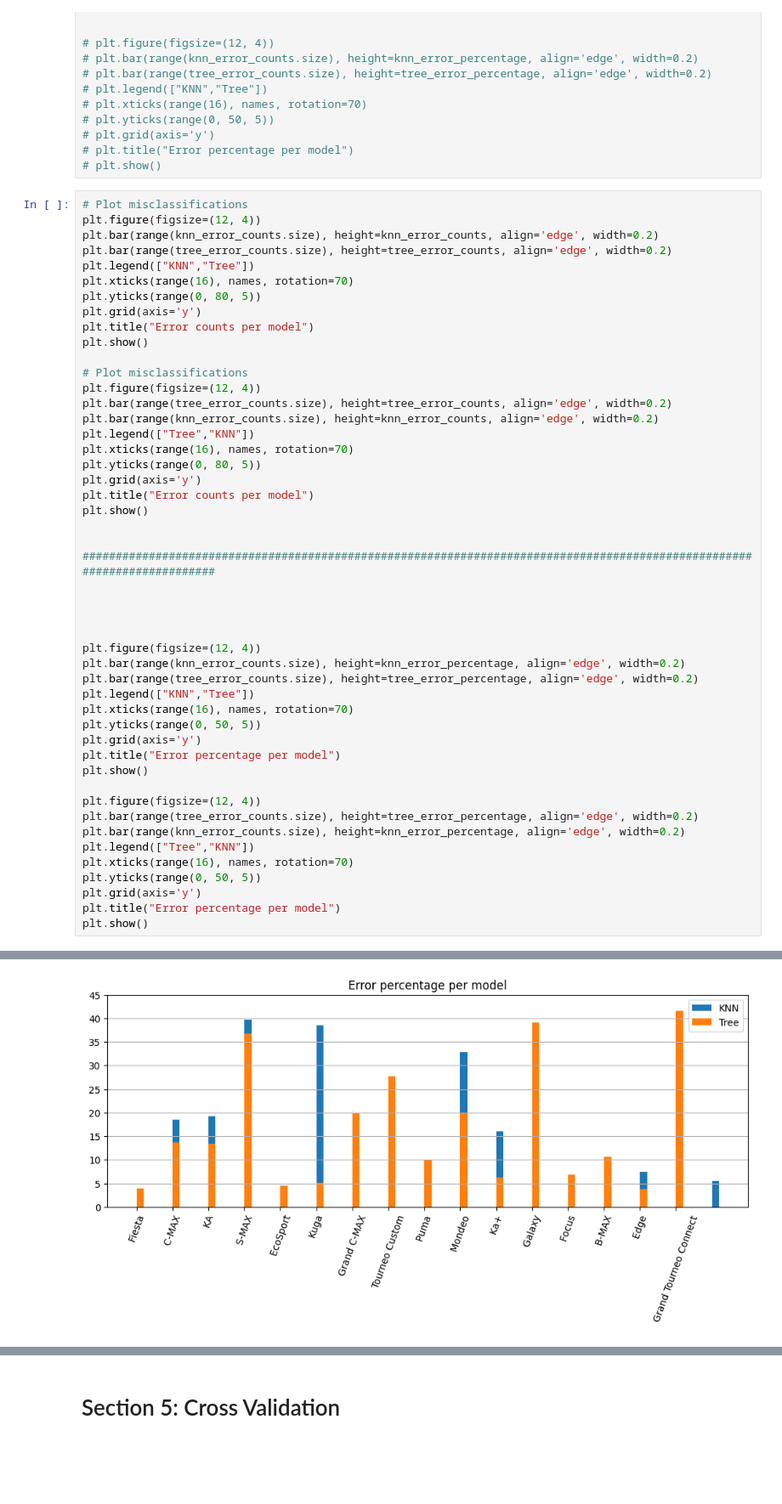
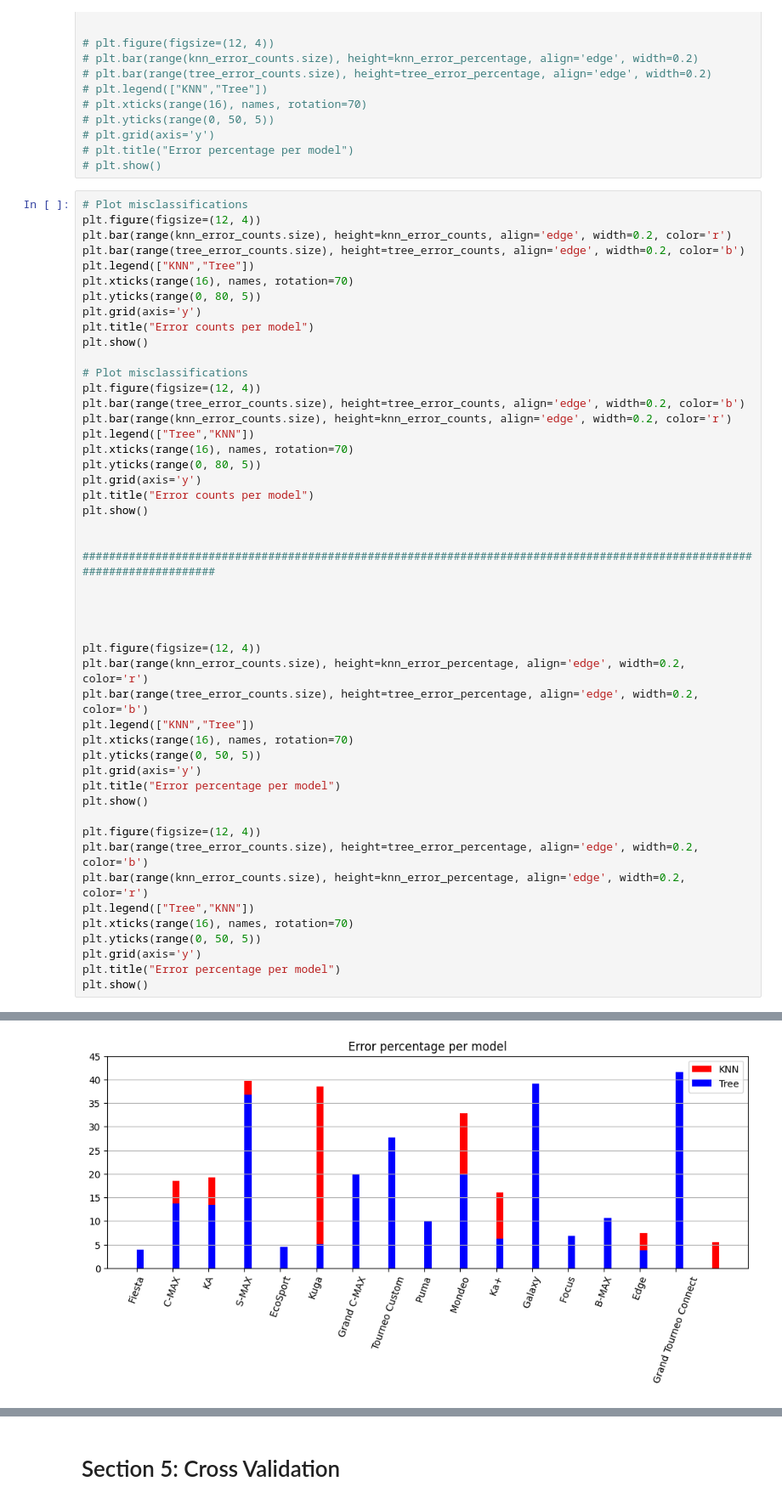
Before and after one commit to ddoggdiggitty/INFS-768-project, a Jupyter notebook: Group Project/Programming/FinalModel.ipynb, the cells around one changed output, grey strips where cells are left out. Shown at 85% size. Saved outputs shown, nothing was run; the diff lists cells and outputs as text; blank space fills up the shorter version.

Commit message:
Signed-off-by: ddoggdiggitty <93421421+ddoggdiggitty@users.noreply.github.com>
Change plot colors for bar plots

```diff
--- a/Group Project/Programming/FinalModel.ipynb
+++ b/Group Project/Programming/FinalModel.ipynb
@@ -180,8 +180,8 @@ array([' Fiesta', ' C-MAX', ' KA', ' S-MAX', ' EcoSport', ' Kuga',
 # %%
 # Plot misclassifications
 plt.figure(figsize=(12, 4))
-plt.bar(range(knn_error_counts.size), height=knn_error_counts, align='edge', width=0.2)
-plt.bar(range(tree_error_counts.size), height=tree_error_counts, align='edge', width=0.2)
+plt.bar(range(knn_error_counts.size), height=knn_error_counts, align='edge', width=0.2, color='r')
+plt.bar(range(tree_error_counts.size), height=tree_error_counts, align='edge', width=0.2, color='b')
 plt.legend(["KNN","Tree"])
 plt.xticks(range(16), names, rotation=70)
 plt.yticks(range(0, 80, 5))
@@ -191,8 +191,8 @@ plt.show()
 
 # Plot misclassifications
 plt.figure(figsize=(12, 4))
-plt.bar(range(tree_error_counts.size), height=tree_error_counts, align='edge', width=0.2)
-plt.bar(range(knn_error_counts.size), height=knn_error_counts, align='edge', width=0.2)
+plt.bar(range(tree_error_counts.size), height=tree_error_counts, align='edge', width=0.2, color='b')
+plt.bar(range(knn_error_counts.size), height=knn_error_counts, align='edge', width=0.2, color='r')
 plt.legend(["Tree","KNN"])
 plt.xticks(range(16), names, rotation=70)
 plt.yticks(range(0, 80, 5))
@@ -207,8 +207,8 @@ plt.show()
 
 
 plt.figure(figsize=(12, 4))
-plt.bar(range(knn_error_counts.size), height=knn_error_percentage, align='edge', width=0.2)
-plt.bar(range(tree_error_counts.size), height=tree_error_percentage, align='edge', width=0.2)
+plt.bar(range(knn_error_counts.size), height=knn_error_percentage, align='edge', width=0.2, color='r')
+plt.bar(range(tree_error_counts.size), height=tree_error_percentage, align='edge', width=0.2, color='b')
 plt.legend(["KNN","Tree"])
 plt.xticks(range(16), names, rotation=70)
 plt.yticks(range(0, 50, 5))
@@ -217,8 +217,8 @@ plt.title("Error percentage per model")
 plt.show()
 
 plt.figure(figsize=(12, 4))
-plt.bar(range(tree_error_counts.size), height=tree_error_percentage, align='edge', width=0.2)
-plt.bar(range(knn_error_counts.size), height=knn_error_percentage, align='edge', width=0.2)
+plt.bar(range(tree_error_counts.size), height=tree_error_percentage, align='edge', width=0.2, color='b')
+plt.bar(range(knn_error_counts.size), height=knn_error_percentage, align='edge', width=0.2, color='r')
 plt.legend(["Tree","KNN"])
 plt.xticks(range(16), names, rotation=70)
 plt.yticks(range(0, 50, 5))
@@ -231 +231 @@ plt.show()
-[figure, old version]
+[figure, new version]
```
Also changed, not shown: parts of 1 cell of this notebook.
